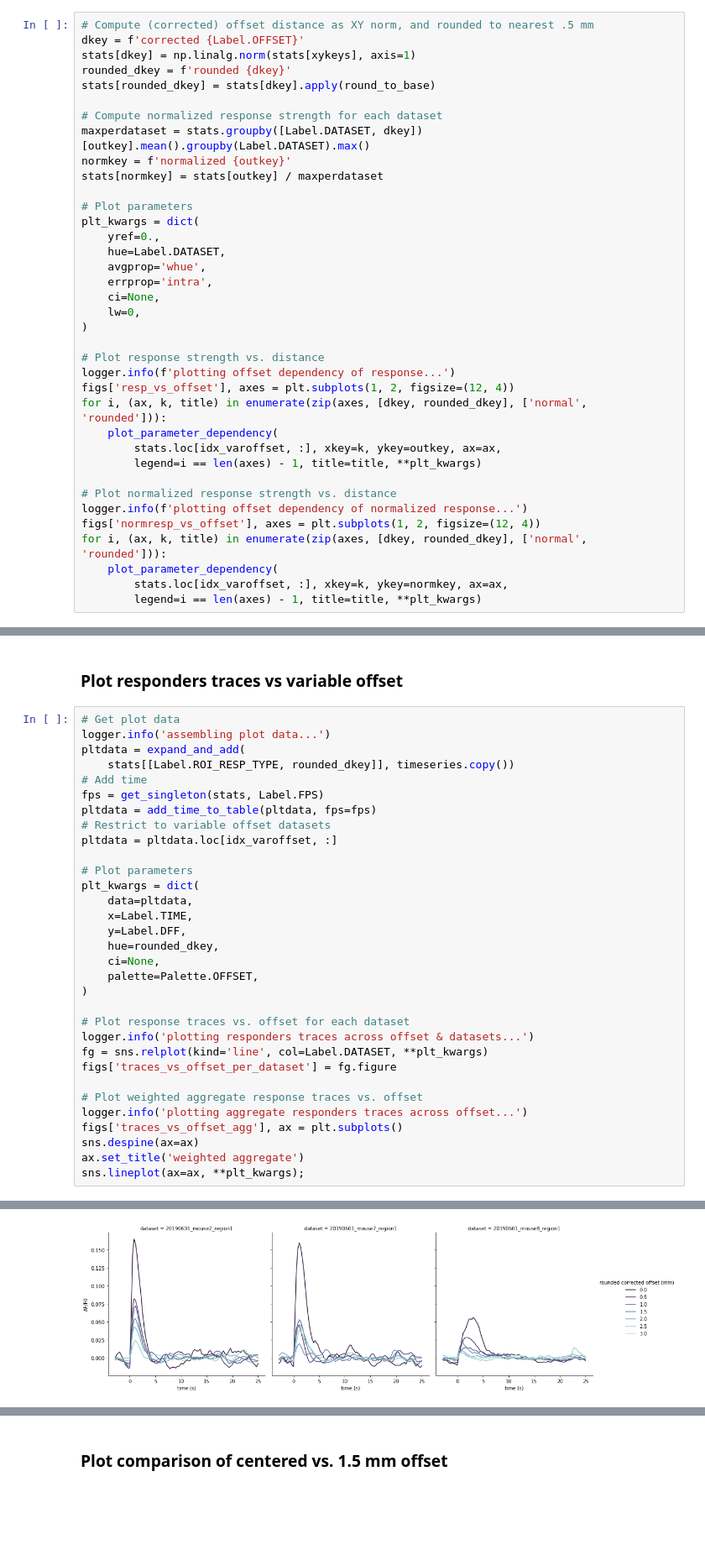
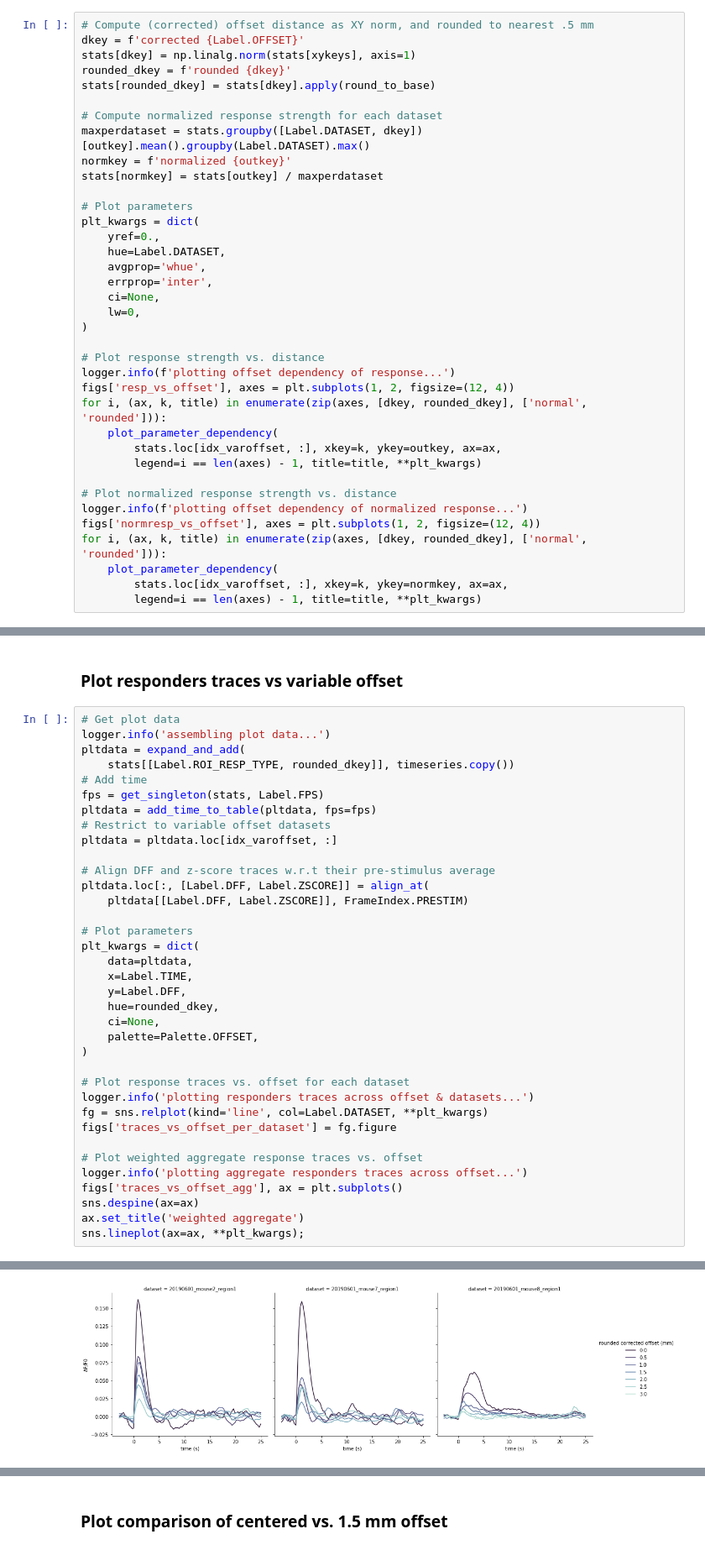
Before and after one commit to shohamlab/usnm2p, a Jupyter notebook: spatial_offset_analysis.ipynb, the cells around one changed output, grey strips where cells are left out. Shown at 84% size. Drawn from its saved outputs; the diff is of its cells as text; blank space fills up the shorter version.

```diff
--- a/spatial_offset_analysis.ipynb
+++ b/spatial_offset_analysis.ipynb
@@ -290,7 +290,7 @@ plt_kwargs = dict(
     yref=0.,
     hue=Label.DATASET,
     avgprop='whue',
-    errprop='intra',
+    errprop='inter',
     ci=None,
     lw=0,
 )
@@ -342,6 +342,10 @@ fps = get_singleton(stats, Label.FPS)
 pltdata = add_time_to_table(pltdata, fps=fps)
 # Restrict to variable offset datasets
 pltdata = pltdata.loc[idx_varoffset, :]
+
+# Align DFF and z-score traces w.r.t their pre-stimulus average
+pltdata.loc[:, [Label.DFF, Label.ZSCORE]] = align_at(
+    pltdata[[Label.DFF, Label.ZSCORE]], FrameIndex.PRESTIM)
 
 # Plot parameters
 plt_kwargs = dict(
@@ -372 +378 @@ sns.lineplot(ax=ax, **plt_kwargs);
-[figure, old version]
+[figure, new version]
```
Also changed, not shown: parts of 11 cells of this notebook, 3 other files.
